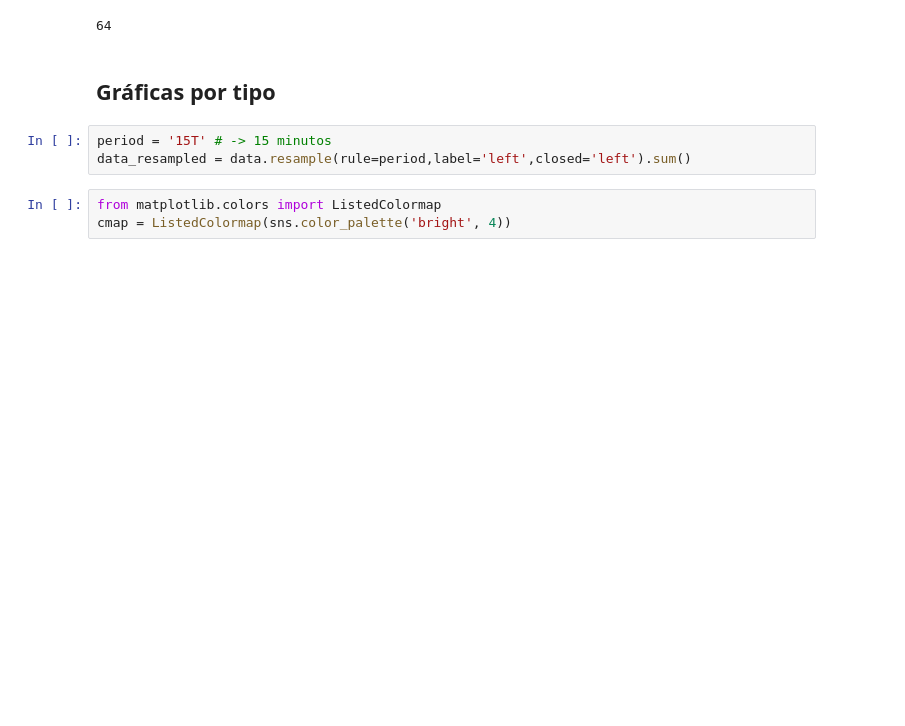
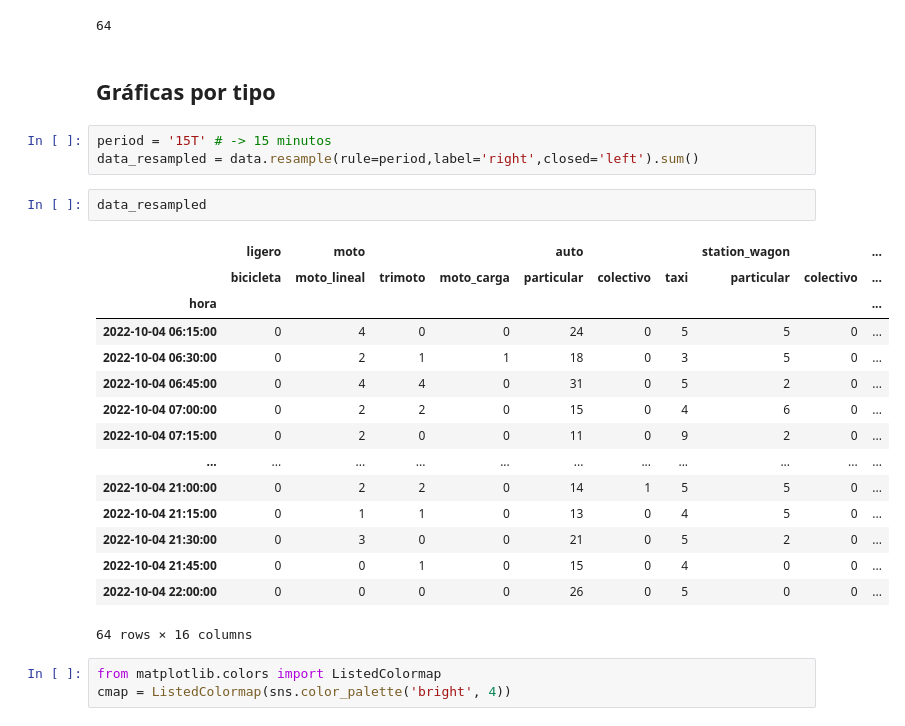
Before and after one commit to GreatestTrain/analisis_carretera, a Jupyter notebook: script.ipynb, the cells around one changed output. Drawn from its saved outputs; the diff is of its cells as text; blank space fills up the shorter version.

```diff
--- a/script.ipynb
+++ b/script.ipynb
@@ -56,7 +56,25 @@ len(data)
 ## Gráficas por tipo
 # %%
 period = '15T' # -> 15 minutos
-data_resampled = data.resample(rule=period,label='left',closed='left').sum()
+data_resampled = data.resample(rule=period,label='right',closed='left').sum()
+# %%
+data_resampled
+# %% [output]
+|  | ligero | moto |  |  | auto |  |  | station_wagon |  | ... |
+|  | bicicleta | moto_lineal | trimoto | moto_carga | particular | colectivo | taxi | particular | colectivo | ... |
+| hora |  |  |  |  |  |  |  |  |  | ... |
+| 2022-10-04 06:15:00 | 0 | 4 | 0 | 0 | 24 | 0 | 5 | 5 | 0 | ... |
+| 2022-10-04 06:30:00 | 0 | 2 | 1 | 1 | 18 | 0 | 3 | 5 | 0 | ... |
+| 2022-10-04 06:45:00 | 0 | 4 | 4 | 0 | 31 | 0 | 5 | 2 | 0 | ... |
+| 2022-10-04 07:00:00 | 0 | 2 | 2 | 0 | 15 | 0 | 4 | 6 | 0 | ... |
+| 2022-10-04 07:15:00 | 0 | 2 | 0 | 0 | 11 | 0 | 9 | 2 | 0 | ... |
+| ... | ... | ... | ... | ... | ... | ... | ... | ... | ... | ... |
+| 2022-10-04 21:00:00 | 0 | 2 | 2 | 0 | 14 | 1 | 5 | 5 | 0 | ... |
+| 2022-10-04 21:15:00 | 0 | 1 | 1 | 0 | 13 | 0 | 4 | 5 | 0 | ... |
+| 2022-10-04 21:30:00 | 0 | 3 | 0 | 0 | 21 | 0 | 5 | 2 | 0 | ... |
+| 2022-10-04 21:45:00 | 0 | 0 | 1 | 0 | 15 | 0 | 4 | 0 | 0 | ... |
+| 2022-10-04 22:00:00 | 0 | 0 | 0 | 0 | 26 | 0 | 5 | 0 | 0 | ... |
+64 rows × 16 columns
 # %%
 from matplotlib.colors import ListedColormap
 cmap = ListedColormap(sns.color_palette('bright', 4))
```
Also changed, not shown: parts of 2 cells of this notebook.
